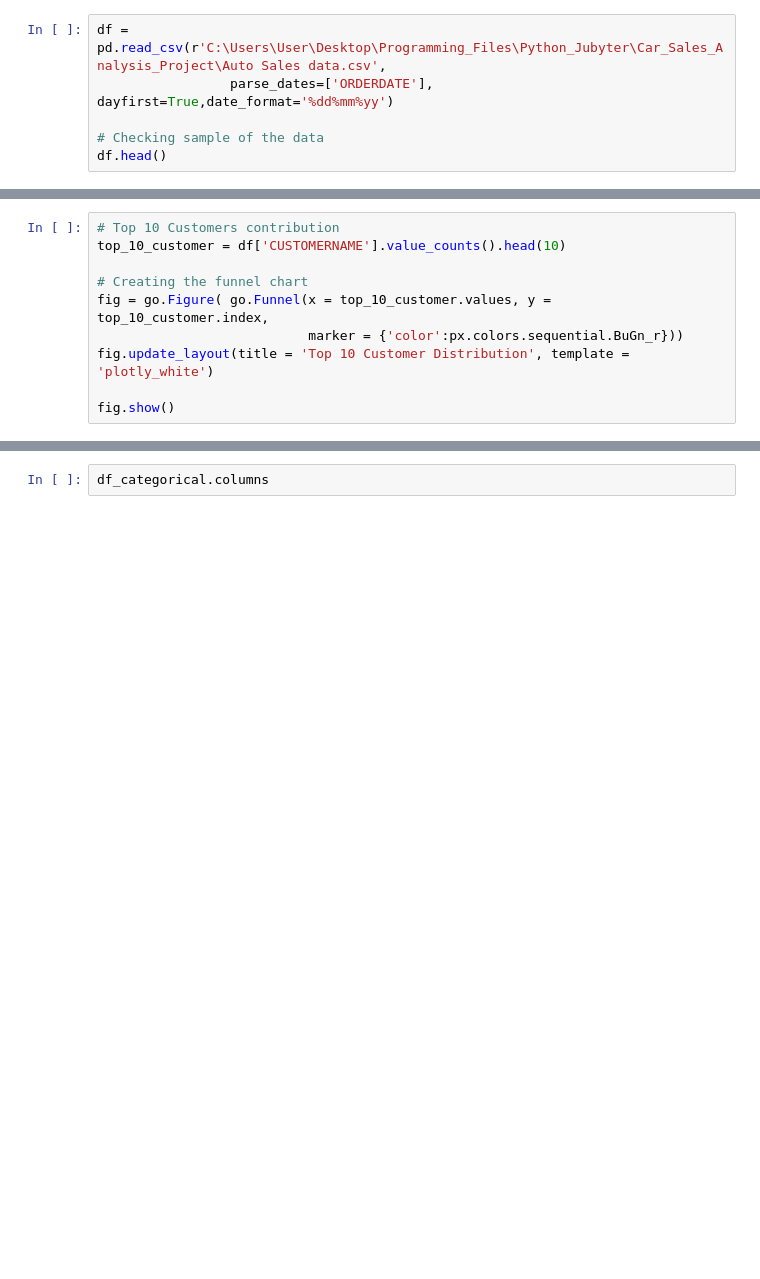
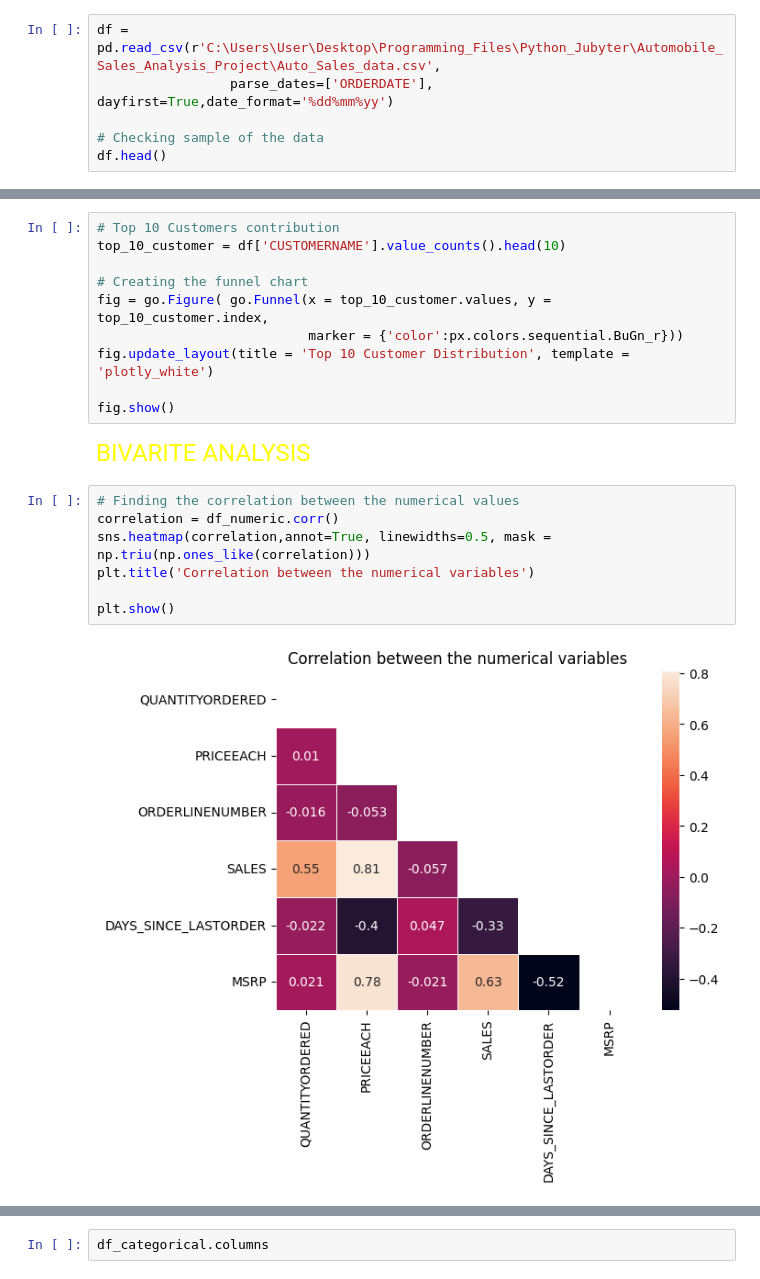
Before and after one commit to DataNerdss/Automobile_Sales_Analysis_Project, a Jupyter notebook: car_sales_analysis.ipynb, the cells around one changed output, grey strips where cells are left out. Drawn from its saved outputs; the diff is of its cells as text; blank space fills up the shorter version.

```diff
--- a/car_sales_analysis.ipynb
+++ b/car_sales_analysis.ipynb
@@ -15,7 +15,7 @@ filterwarnings('ignore')
 # %% [markdown]
 ### Load the dataset
 # %%
-df = pd.read_csv(r'C:\Users\User\Desktop\Programming_Files\Python_Jubyter\Car_Sales_Analysis_Project\Auto Sales data.csv',
+df = pd.read_csv(r'C:\Users\User\Desktop\Programming_Files\Python_Jubyter\Automobile_Sales_Analysis_Project\Auto_Sales_data.csv',
                  parse_dates=['ORDERDATE'], dayfirst=True,date_format='%dd%mm%yy')
 
 # Checking sample of the data
@@ -330,3 +330,14 @@ fig = go.Figure( go.Funnel(x = top_10_customer.values, y = top_10_customer.index
 fig.update_layout(title = 'Top 10 Customer Distribution', template = 'plotly_white')
 
 fig.show()
+# %% [markdown]
+<font size="5" face="times new roman" color="yellow">BIVARITE ANALYSIS</font>
+# %%
+# Finding the correlation between the numerical values
+correlation = df_numeric.corr()
+sns.heatmap(correlation,annot=True, linewidths=0.5, mask = np.triu(np.ones_like(correlation)))
+plt.title('Correlation between the numerical variables')
+
+plt.show()
+# %% [output]
+[figure, added]
```
Also changed, not shown: parts of 3 cells of this notebook, 1 other file.
